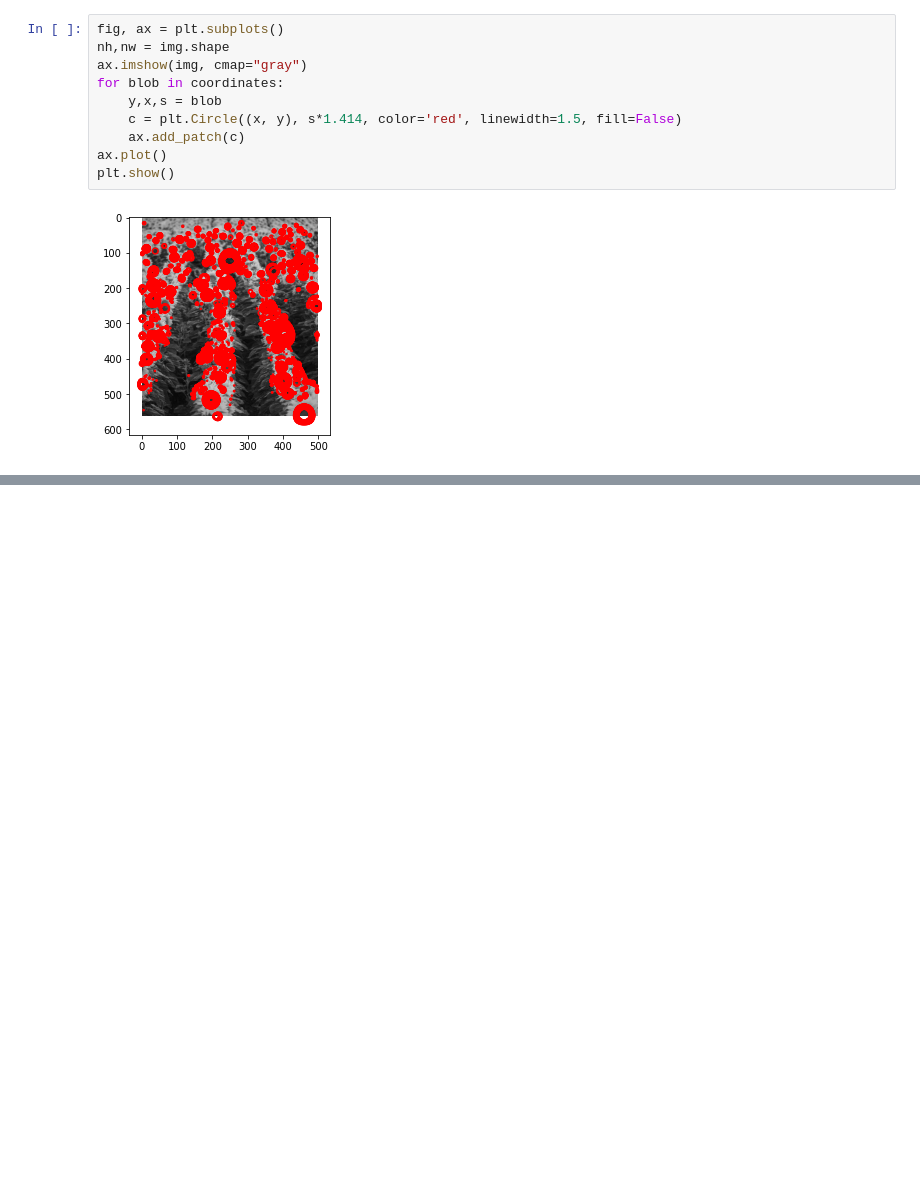
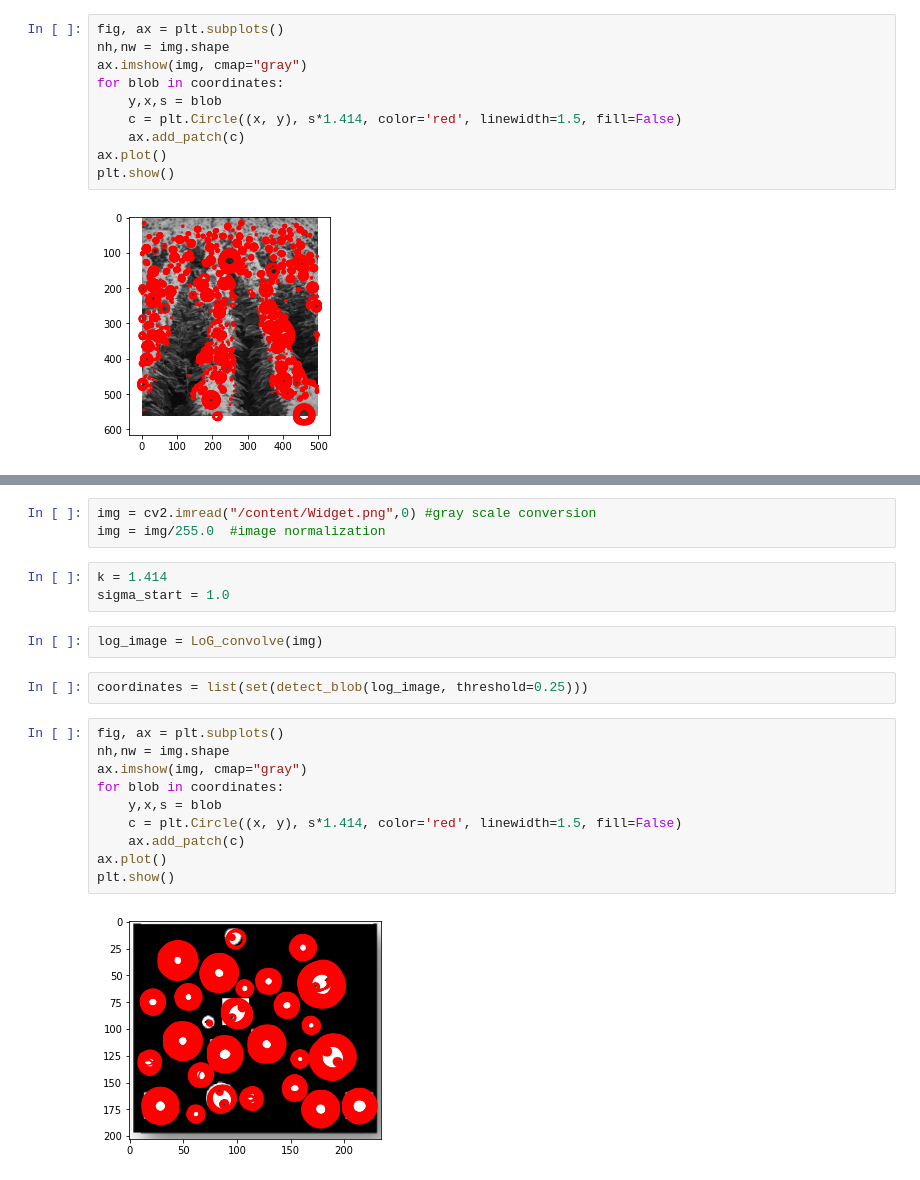
Before and after one commit to ghanbarzadeh/Course_MachineVision_2021, a Jupyter notebook: CHW2.ipynb, the cells around one changed output, grey strips where cells are left out. Cells and saved outputs as stored; diff of their text form; blank space fills up the shorter version.

```diff
--- a/CHW2.ipynb
+++ b/CHW2.ipynb
@@ -151,0 +190,22 @@ def redundancy(blobs_array, overlap):
+# %%
+img = cv2.imread("/content/Widget.png",0) #gray scale conversion
+img = img/255.0  #image normalization
+# %%
+k = 1.414
+sigma_start = 1.0
+# %%
+log_image = LoG_convolve(img)
+# %%
+coordinates = list(set(detect_blob(log_image, threshold=0.25)))
+# %%
+fig, ax = plt.subplots()
+nh,nw = img.shape
+ax.imshow(img, cmap="gray")
+for blob in coordinates:
+    y,x,s = blob
+    c = plt.Circle((x, y), s*1.414, color='red', linewidth=1.5, fill=False)
+    ax.add_patch(c)
+ax.plot()
+plt.show()
+# %% [output]
+[figure, added]
```
Also changed, not shown: parts of 14 cells of this notebook.
